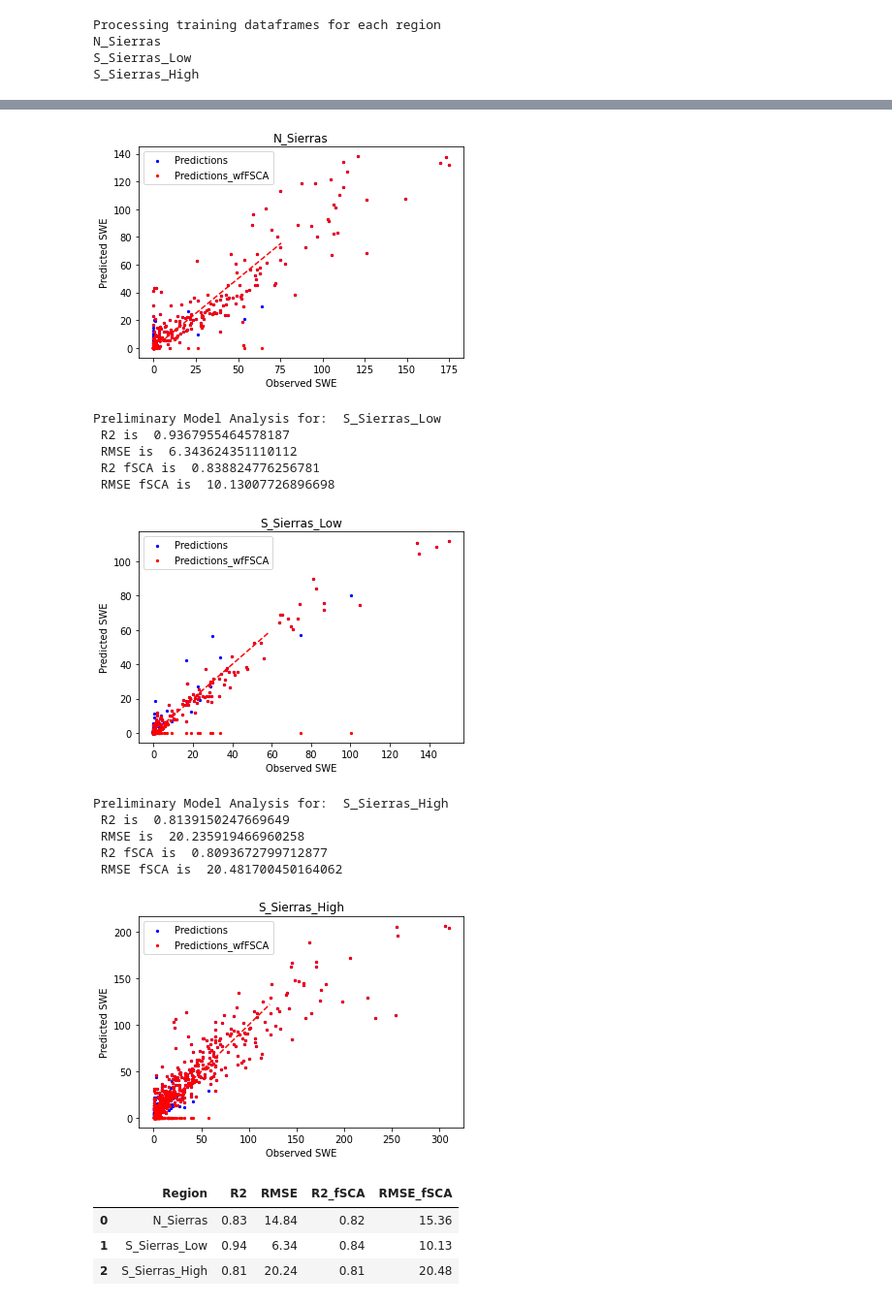
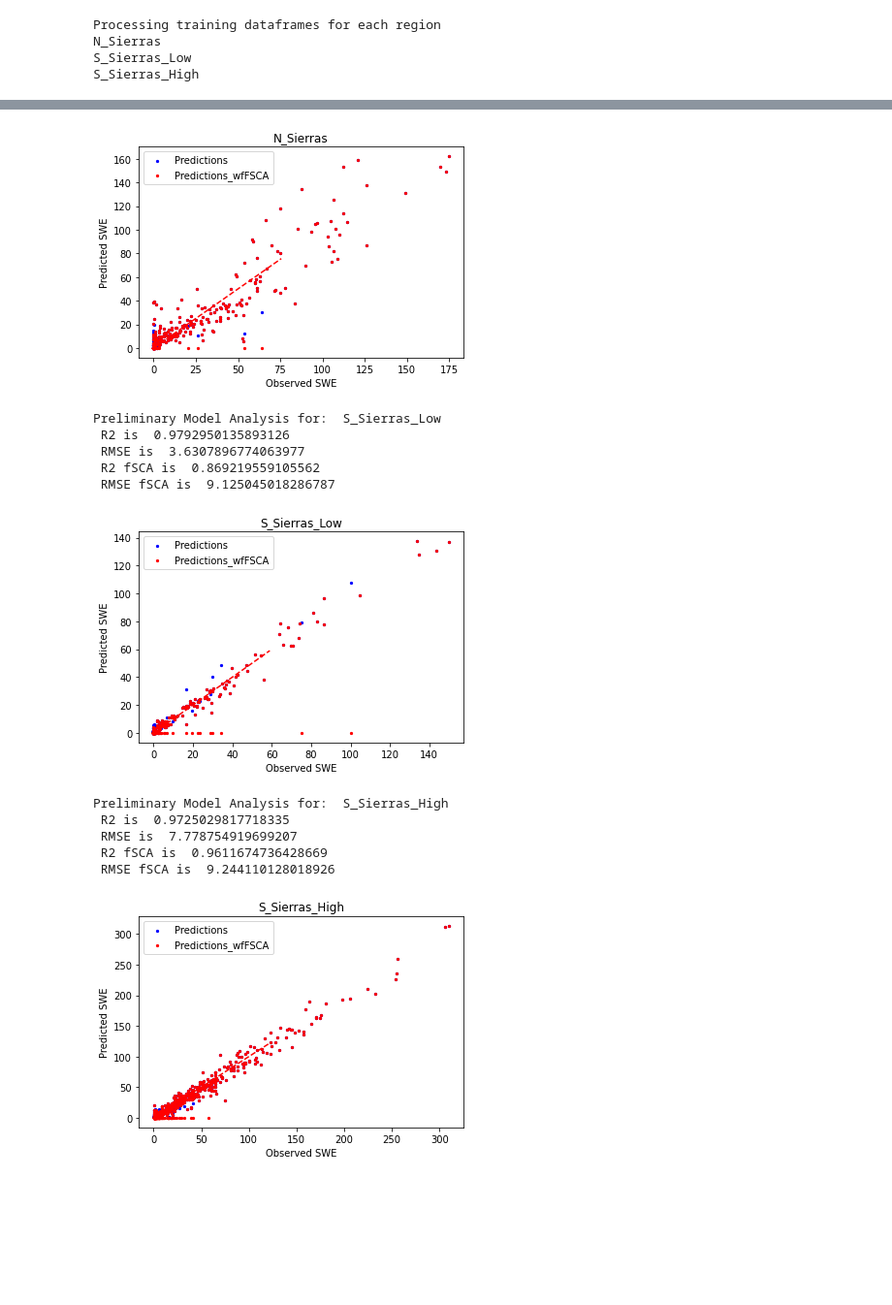
Before and after one commit to geo-smart/Snow-Extrapolation, a Jupyter notebook: contributors/spestana/training-sensitivity.ipynb, the cells around one changed output, grey strips where cells are left out. Shown at 97% size. Cells and saved outputs as stored; diff of their text form; code cells hidden in the pictures; blank space fills up the shorter version.

```diff
--- a/contributors/spestana/training-sensitivity.ipynb
+++ b/contributors/spestana/training-sensitivity.ipynb
@@ -32,9 +42,10 @@ the number of epochs hereTwo different options for training. Can add "batch_size
 # %%
 #model training, each participants model will be different but should follow the prescribed input feature template
 epochs= 30
-batch_size = 200
-node_list = [500] # originally we used [128, 128, 64, 64, 32, 16]
-MLP_Model.Model_train(cwd, epochs, batch_size, RegionTrain, RegionTest, RegionObs_Train, RegionObs_Test)
+batch_size = 100
+node_list =  [128, 128, 64, 64, 32, 16]  # originally we used [128, 128, 64, 64, 32, 16] e.g. [2**7, 2**7, 2**6, 2**6, 2**5, 2**4]
+shuffle = True
+MLP_Model.Model_train(cwd, epochs, batch_size, RegionTrain, RegionTest, RegionObs_Train, RegionObs_Test, node_list, shuffle)
 # %% [output]
 Training model for:  N_Sierras
 All previous files deleted successfully.
@@ -85,5 +96,10 @@ Predictions = MLP_Model.Model_predict(cwd,  RegionTest, RegionObs_Test, RegionTe
 # %%
-Performance = MLP_Model.Prelim_Eval(cwd, Predictions)
-Performance
+Performance = MLP_Model.Prelim_Eval(cwd, Predictions, True)
+
+Performance['nLayers'] = [len(node_list)] * len(Performance)
+Performance['node_list'] = [node_list] * len(Performance)
+Performance['epochs'] = [epochs] * len(Performance)
+Performance['batch_size'] = [batch_size] * len(Performance)
+Performance['shuffle'] = [shuffle] * len(Performance)
 # %% [output]
 Preliminary Model Analysis for:  N_Sierras
@@ -94,17 +110,13 @@ Preliminary Model Analysis for:  N_Sierras
-[figure, old version]
+[figure, new version]
 Preliminary Model Analysis for:  S_Sierras_Low
- R2 is  0.9367955464578187
- RMSE is  6.343624351110112
- R2 fSCA is  0.838824776256781
- RMSE fSCA is  10.13007726896698
+ R2 is  0.9792950135893126
+ RMSE is  3.6307896774063977
+ R2 fSCA is  0.869219559105562
+ RMSE fSCA is  9.125045018286787
-[figure, old version]
+[figure, new version]
 Preliminary Model Analysis for:  S_Sierras_High
- R2 is  0.8139150247669649
- RMSE is  20.235919466960258
- R2 fSCA is  0.8093672799712877
- RMSE fSCA is  20.481700450164062
+ R2 is  0.9725029817718335
+ RMSE is  7.778754919699207
+ R2 fSCA is  0.9611674736428669
+ RMSE fSCA is  9.244110128018926
-[figure, old version]
+[figure, new version]
-|  | Region | R2 | RMSE | R2_fSCA | RMSE_fSCA |
-| 0 | N_Sierras | 0.83 | 14.84 | 0.82 | 15.36 |
-| 1 | S_Sierras_Low | 0.94 | 6.34 | 0.84 | 10.13 |
-| 2 | S_Sierras_High | 0.81 | 20.24 | 0.81 | 20.48 |
```
Also changed, not shown: parts of 9 cells of this notebook, 2 other files.
